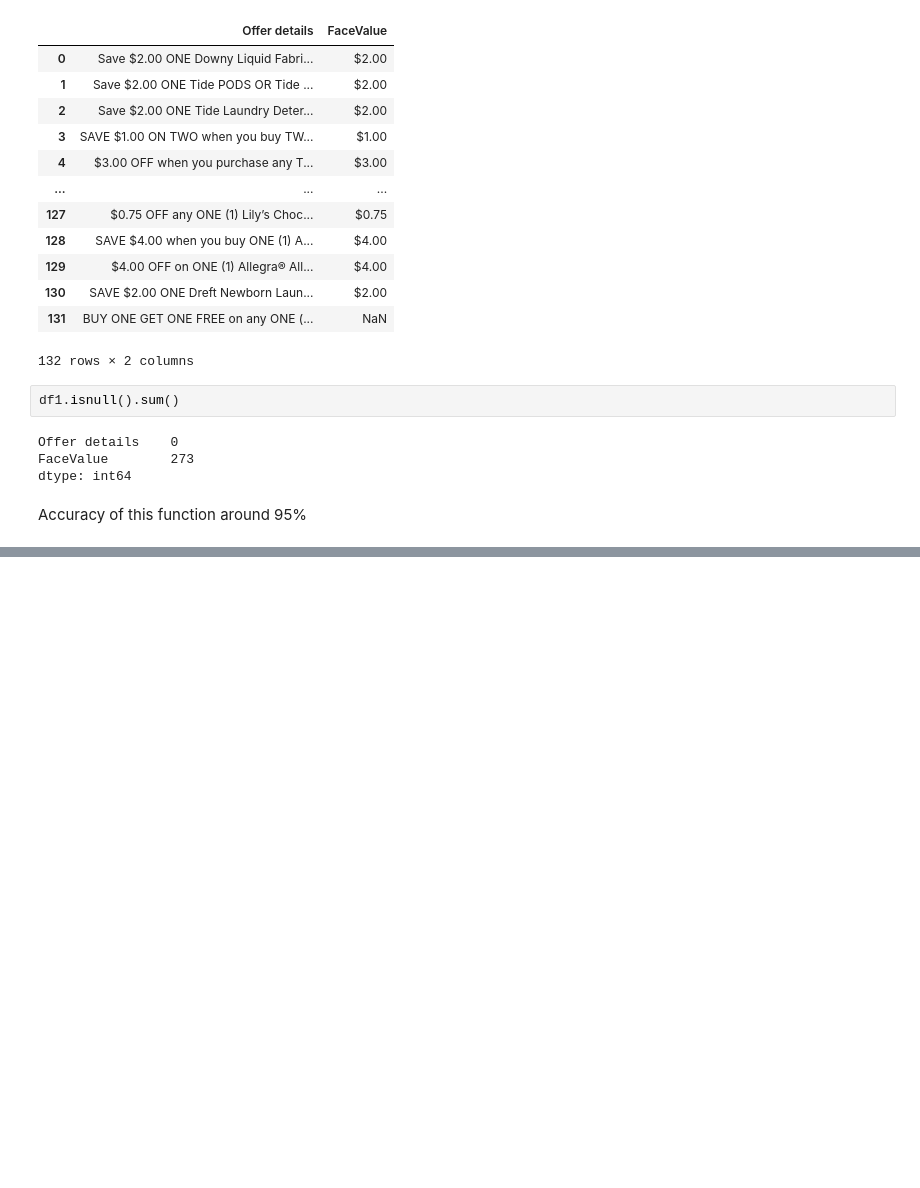
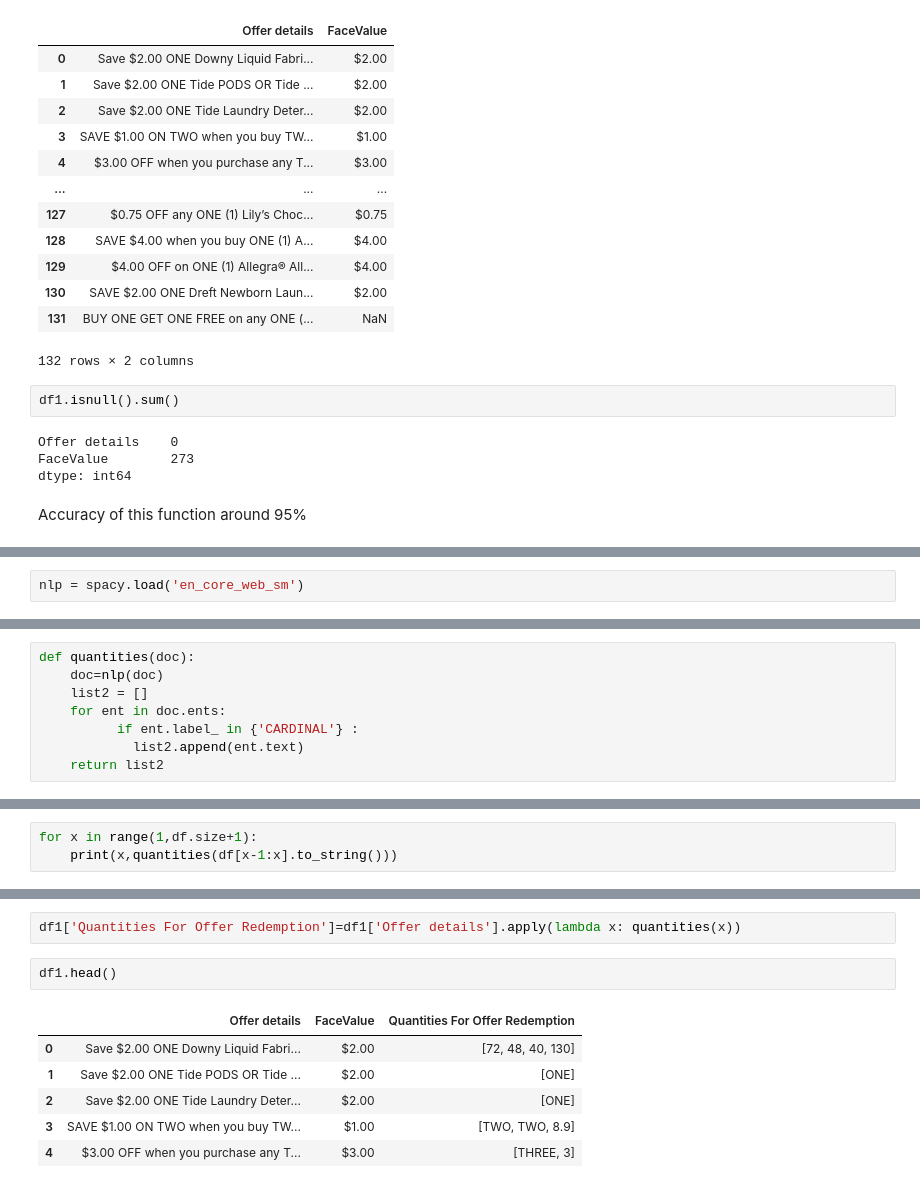
Before and after one commit to DeepikaAgrawal2105/Pinjobs_Internship_Coding_test, a Jupyter notebook: INTERNSHIP_Coding_test.ipynb, the cells around one changed output, grey strips where cells are left out. Drawn from its saved outputs; the diff is of its cells as text; blank space fills up the shorter version.

```diff
--- a/INTERNSHIP_Coding_test.ipynb
+++ b/INTERNSHIP_Coding_test.ipynb
@@ -95,0 +136,2 @@ Accuracy of this function around 95%
+# %%
+nlp = spacy.load('en_core_web_sm')
@@ -95,0 +158,8 @@ Accuracy of this function around 95%
+# %%
+def quantities(doc):
+    doc=nlp(doc)
+    list2 = []
+    for ent in doc.ents:
+          if ent.label_ in {'CARDINAL'} :
+            list2.append(ent.text)
+    return list2
@@ -95,0 +172,3 @@ Accuracy of this function around 95%
+# %%
+for x in range(1,df.size+1):
+    print(x,quantities(df[x-1:x].to_string()))
@@ -95,0 +193,11 @@ Accuracy of this function around 95%
+# %%
+df1['Quantities For Offer Redemption']=df1['Offer details'].apply(lambda x: quantities(x))
+# %%
+df1.head()
+# %% [output]
+|  | Offer details | FaceValue | Quantities For Offer Redemption |
+| 0 | Save $2.00 ONE Downy Liquid Fabri... | $2.00 | [72, 48, 40, 130] |
+| 1 | Save $2.00 ONE Tide PODS OR Tide ... | $2.00 | [ONE] |
+| 2 | Save $2.00 ONE Tide Laundry Deter... | $2.00 | [ONE] |
+| 3 | SAVE $1.00 ON TWO when you buy TW... | $1.00 | [TWO, TWO, 8.9] |
+| 4 | $3.00 OFF when you purchase any T... | $3.00 | [THREE, 3] |
```
Also changed, not shown: parts of 16 cells of this notebook, 2 other files.
